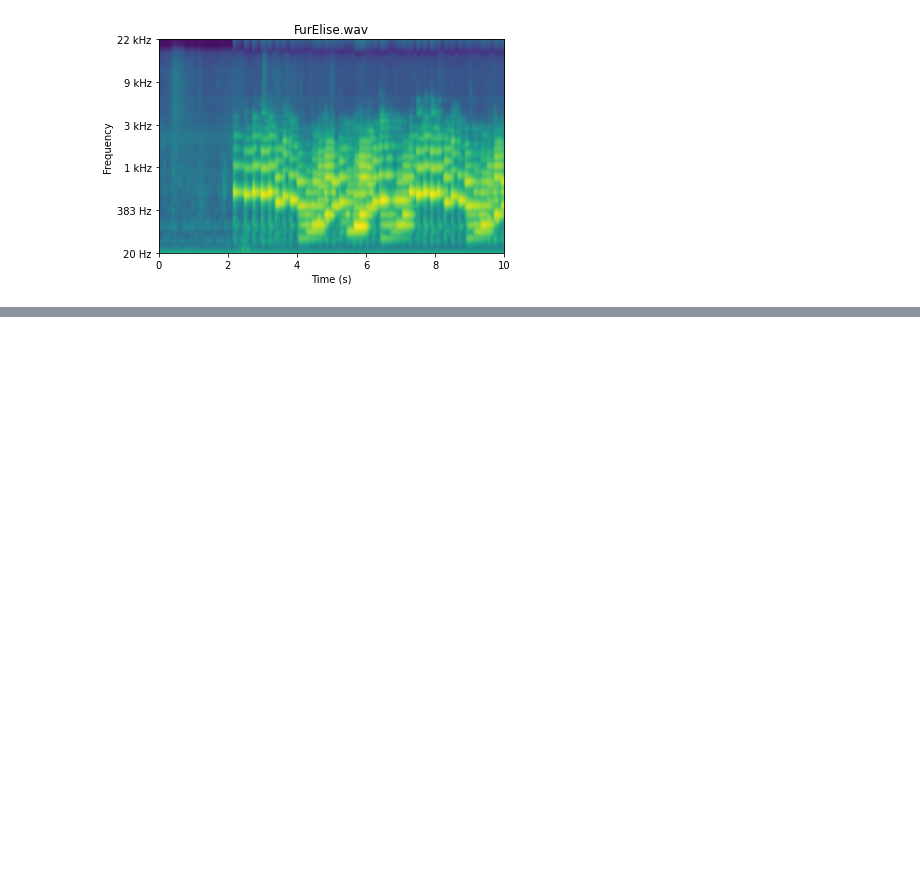
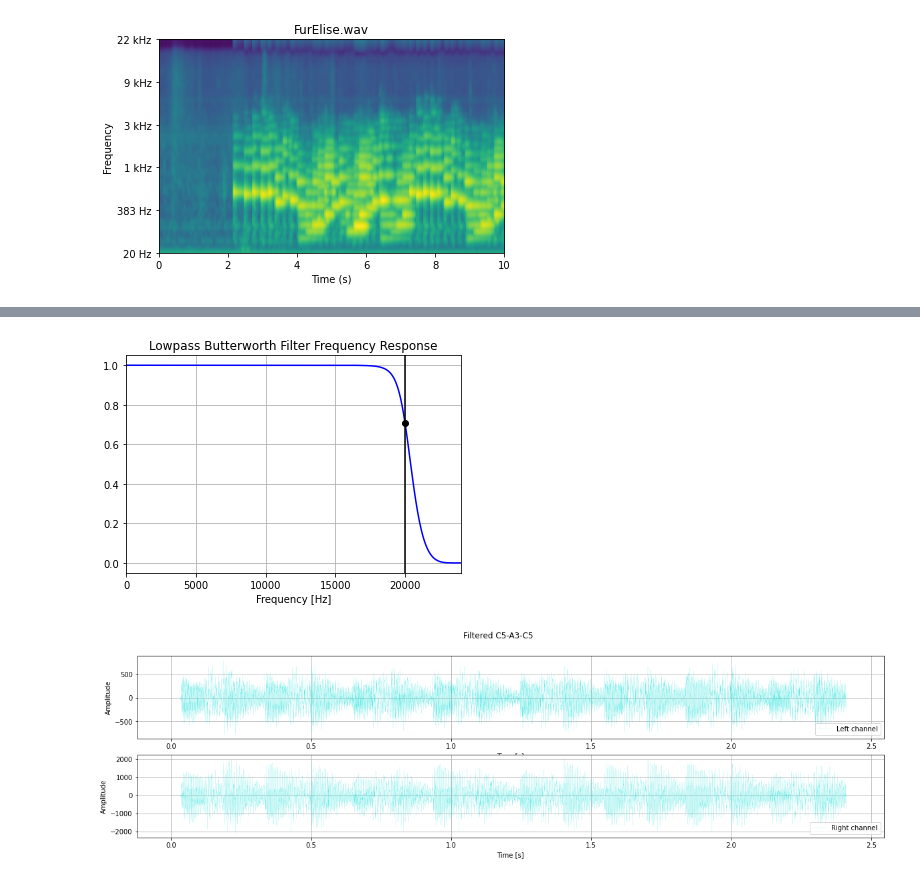
Before and after one commit to salveron/bachelors_thesis, a Jupyter notebook: notebooks/experiments.ipynb, the cells around one changed output, grey strips where cells are left out. Drawn from its saved outputs; the diff is of its cells as text; code cells hidden in the pictures; blank space fills up the shorter version.

```diff
--- a/notebooks/experiments.ipynb
+++ b/notebooks/experiments.ipynb
@@ -94,0 +88,5 @@ render_audio_from_file(pjoin("..", "data", "FurElise.wav"), 10, gtgram)
+# %%
+c5_a3_c5_lowpass_filtered = plot_lowpass_butterworth_filter("Filtered C5-A3-C5", **c5_a3_c5_raw)
+# %% [output]
+[figure, added]
+[figure, added]
```
Also changed, not shown: parts of 12 cells of this notebook, 2 other files.
